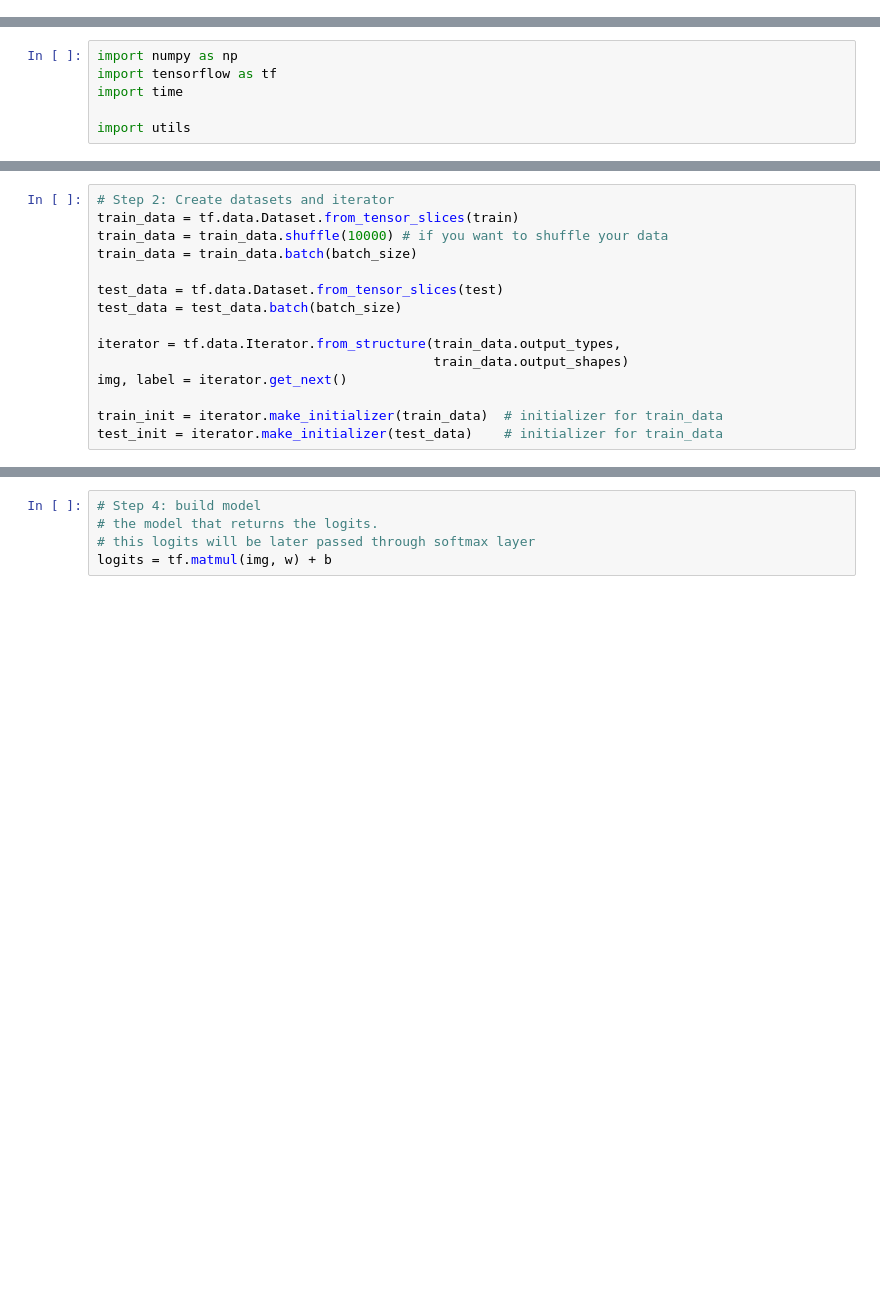
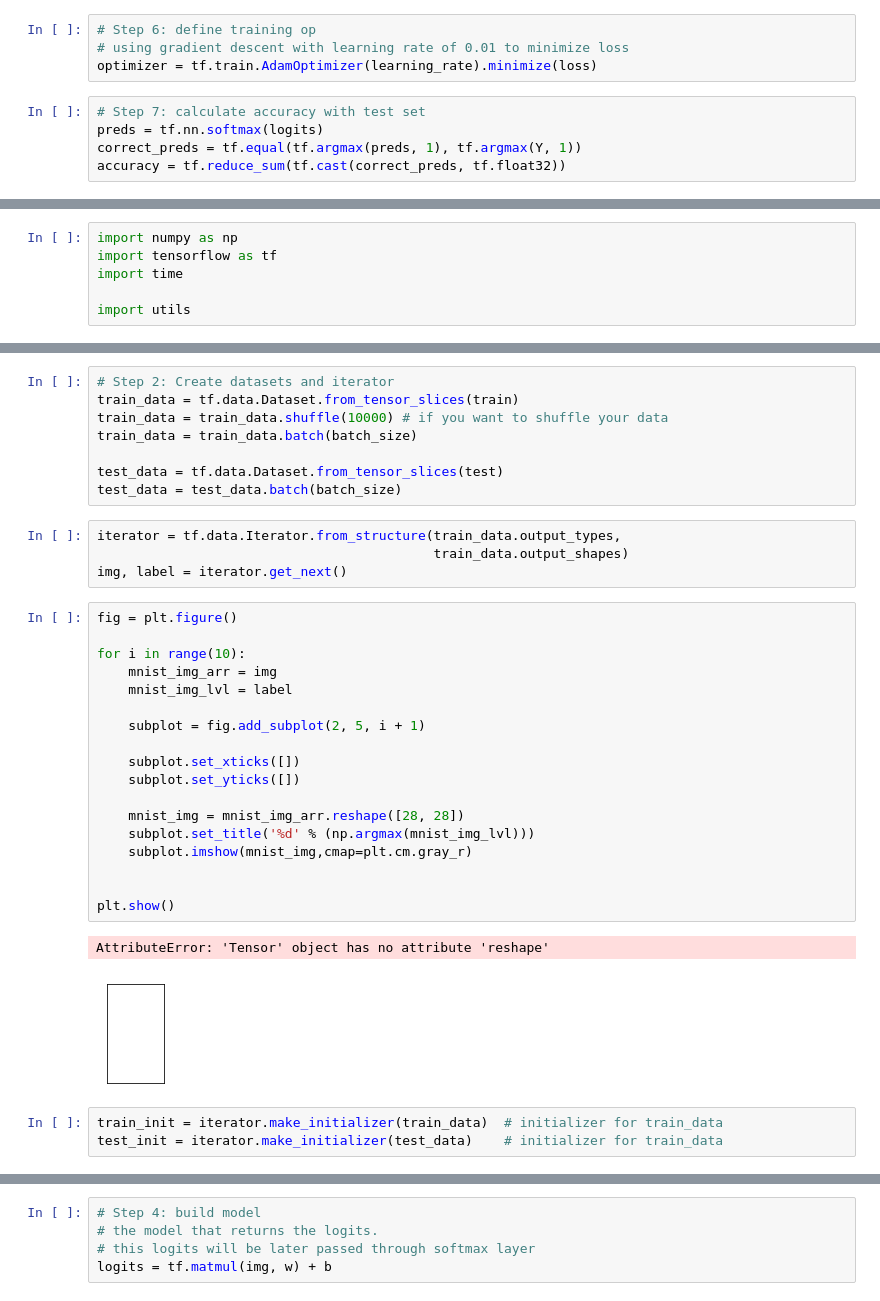
Before and after one commit to parksurk/cs20si_study, a Jupyter notebook: 3. Lecture3_Linear and Logistic Regression in TensorFlow.ipynb, the cells around one changed output, grey strips where cells are left out. Saved outputs shown, nothing was run; the diff lists cells and outputs as text; blank space fills up the shorter version.

```diff
--- a/3. Lecture3_Linear and Logistic Regression in TensorFlow.ipynb
+++ b/3. Lecture3_Linear and Logistic Regression in TensorFlow.ipynb
@@ -344,0 +503,9 @@ To compare the performance of tf.data with that of placeholders, I ran each mode
+# %%
+# Step 6: define training op
+# using gradient descent with learning rate of 0.01 to minimize loss
+optimizer = tf.train.AdamOptimizer(learning_rate).minimize(loss)
+# %%
+# Step 7: calculate accuracy with test set
+preds = tf.nn.softmax(logits)
+correct_preds = tf.equal(tf.argmax(preds, 1), tf.argmax(Y, 1))
+accuracy = tf.reduce_sum(tf.cast(correct_preds, tf.float32))
@@ -383,13 +686,34 @@ train_data = train_data.batch(batch_size)
 
 test_data = tf.data.Dataset.from_tensor_slices(test)
 test_data = test_data.batch(batch_size)
-
-iterator = tf.data.Iterator.from_structure(train_data.output_types,
-                                           train_data.output_shapes)
-img, label = iterator.get_next()
-
-train_init = iterator.make_initializer(train_data)	# initializer for train_data
-test_init = iterator.make_initializer(test_data)	# initializer for train_data
+# %%
+iterator = tf.data.Iterator.from_structure(train_data.output_types,
+                                           train_data.output_shapes)
+img, label = iterator.get_next()
+# %%
+fig = plt.figure()
+
+for i in range(10):
+    mnist_img_arr = img
+    mnist_img_lvl = label
+
+    subplot = fig.add_subplot(2, 5, i + 1)
+
+    subplot.set_xticks([])
+    subplot.set_yticks([])
+
+    mnist_img = mnist_img_arr.reshape([28, 28])
+    subplot.set_title('%d' % (np.argmax(mnist_img_lvl)))
+    subplot.imshow(mnist_img,cmap=plt.cm.gray_r)
+
+
+plt.show()
+# %% [output]
+AttributeError: 'Tensor' object has no attribute 'reshape'
+[figure, added]
+# %%
+train_init = iterator.make_initializer(train_data)	# initializer for train_data
+test_init = iterator.make_initializer(test_data)	# initializer for train_data
 # %%
 # Step 3: create weights and bias
 # w is initialized to random variables with mean of 0, stddev of 0.01
```
Also changed, not shown: parts of 41 cells of this notebook, 3 other files.
